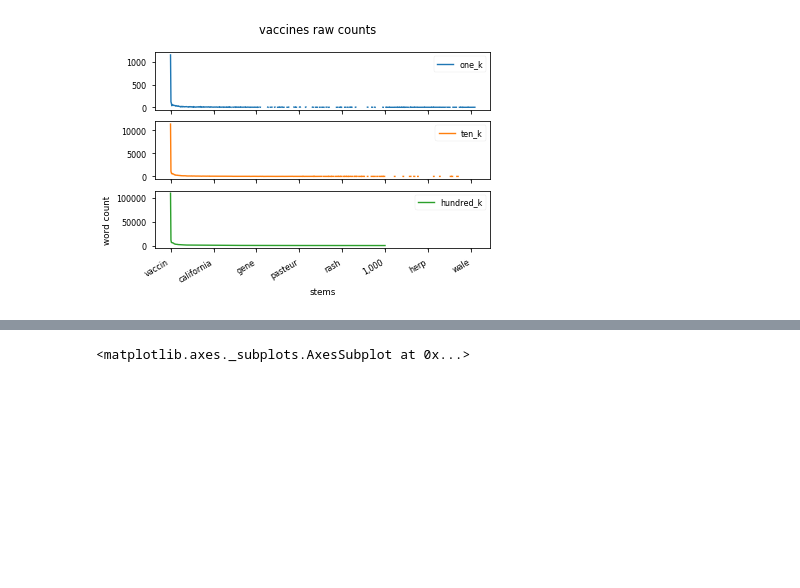
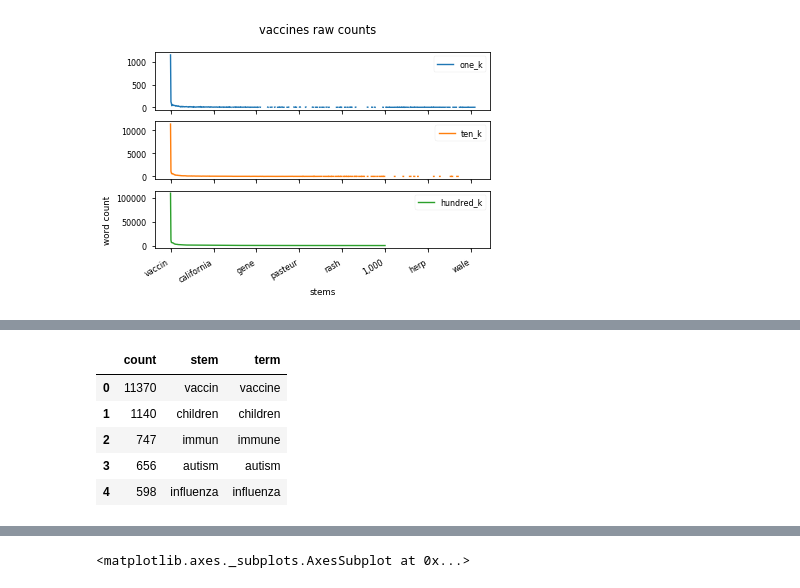
Before and after one commit to Nicholas-Lee-Bateman-282787728/mediacloud-testing, a Jupyter notebook: wordcloud-testing/notebooks/WordcountComparison.ipynb, the cells around one changed output, grey strips where cells are left out. Saved outputs shown, nothing was run; the diff lists cells and outputs as text; code cells hidden in the pictures; blank space fills up the shorter version.

```diff
--- a/wordcloud-testing/notebooks/WordcountComparison.ipynb
+++ b/wordcloud-testing/notebooks/WordcountComparison.ipynb
@@ -80,0 +209,9 @@ empty
+# %%
+ten_k.head()
+# %% [output]
+|  | count | stem | term |
+| 0 | 11370 | vaccin | vaccine |
+| 1 | 1140 | children | children |
+| 2 | 747 | immun | immune |
+| 3 | 656 | autism | autism |
+| 4 | 598 | influenza | influenza |
```
Also changed, not shown: parts of 22 cells of this notebook, 35 other files.
